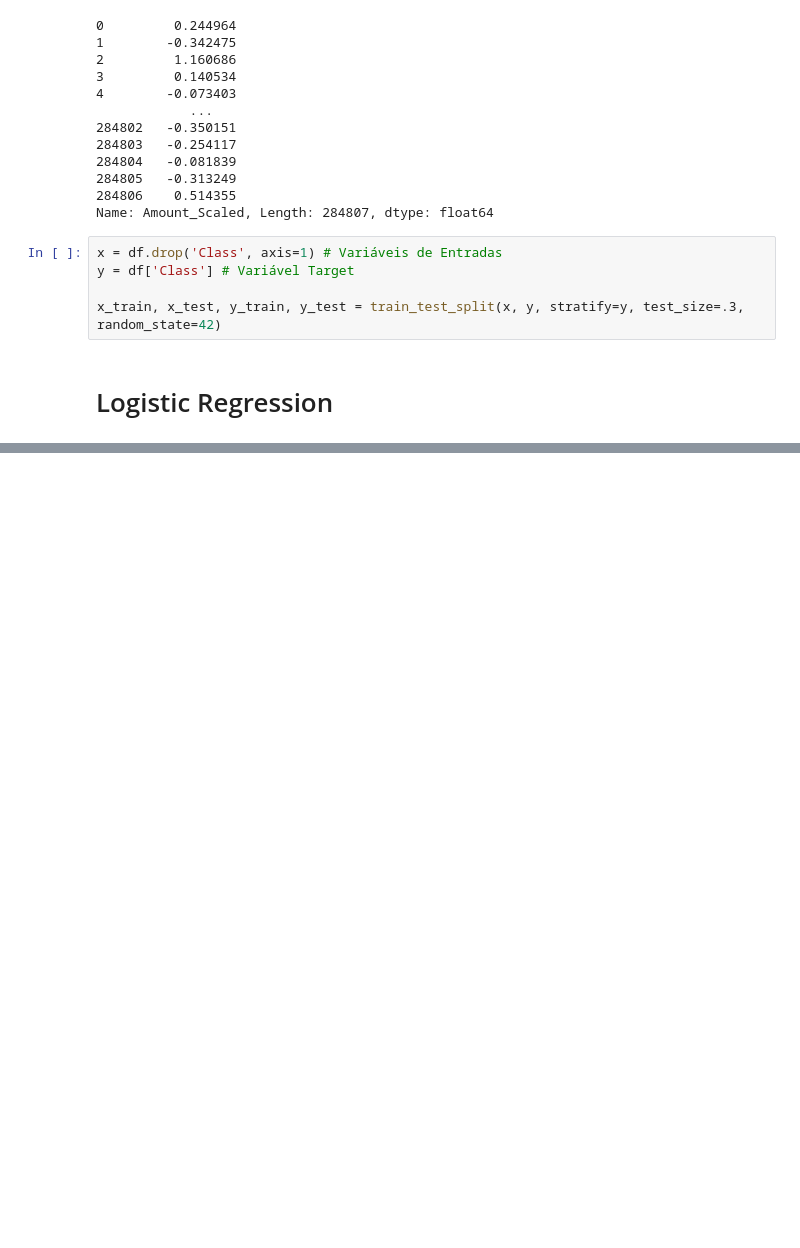
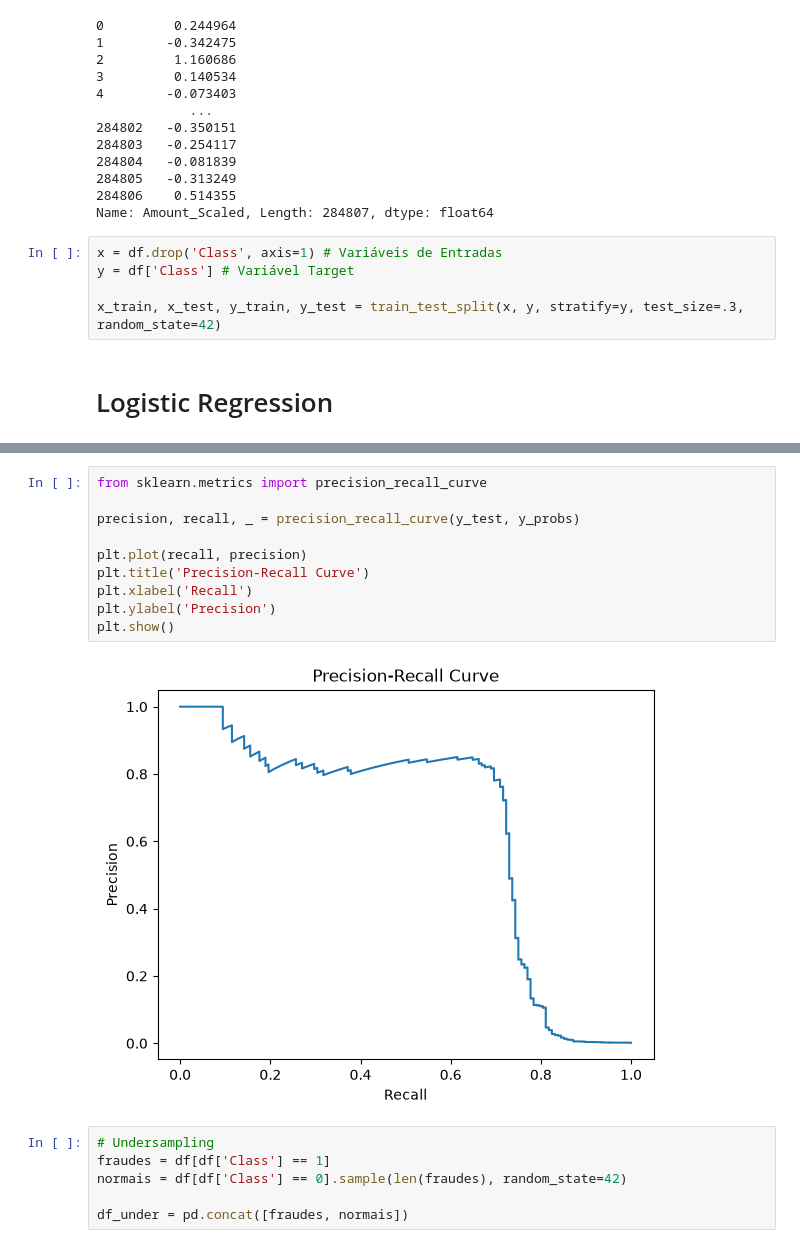
Before and after one commit to EledilsonB/Deteccao_Anomalias_em_Transa-es, a Jupyter notebook: Analise_de_Fraudes.ipynb, the cells around one changed output, grey strips where cells are left out. Saved outputs shown, nothing was run; the diff lists cells and outputs as text; blank space fills up the shorter version.

```diff
--- a/Analise_de_Fraudes.ipynb
+++ b/Analise_de_Fraudes.ipynb
@@ -93,0 +129,18 @@ resultado
+# %%
+from sklearn.metrics import precision_recall_curve
+
+precision, recall, _ = precision_recall_curve(y_test, y_probs)
+
+plt.plot(recall, precision)
+plt.title('Precision-Recall Curve')
+plt.xlabel('Recall')
+plt.ylabel('Precision')
+plt.show()
+# %% [output]
+[figure, added]
+# %%
+# Undersampling
+fraudes = df[df['Class'] == 1]
+normais = df[df['Class'] == 0].sample(len(fraudes), random_state=42)
+
+df_under = pd.concat([fraudes, normais])
```
Also changed, not shown: parts of 17 cells of this notebook.
